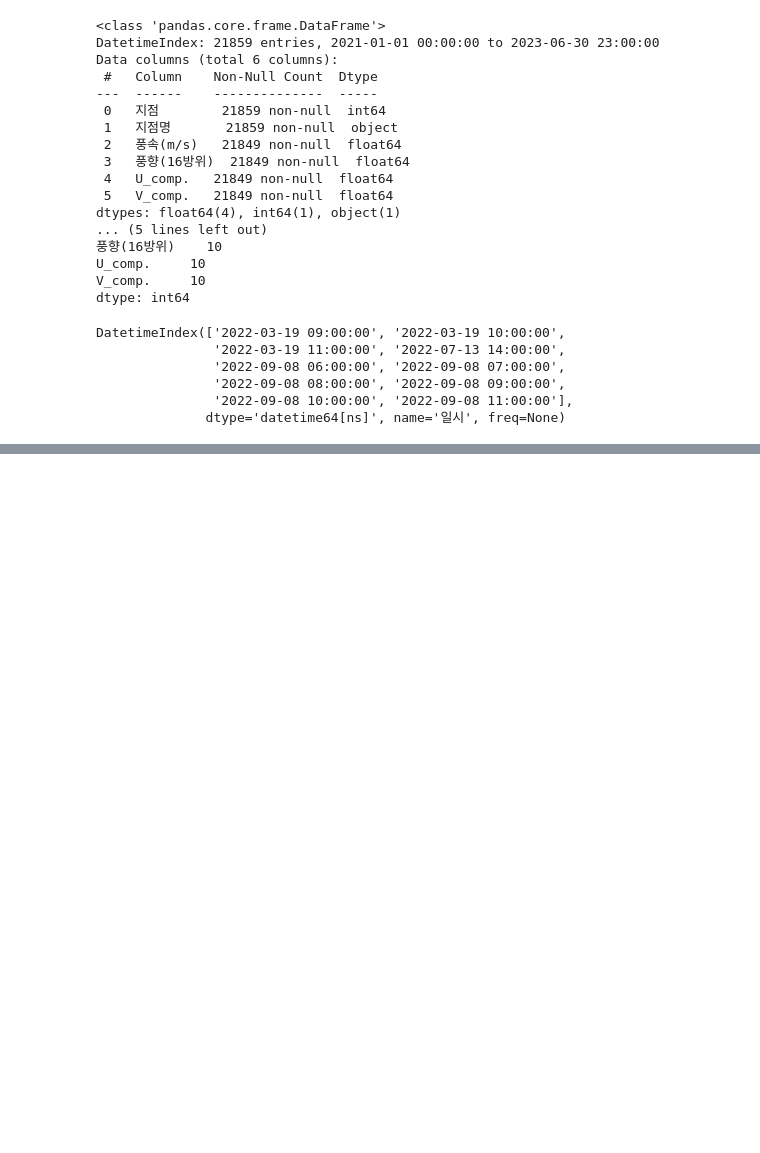
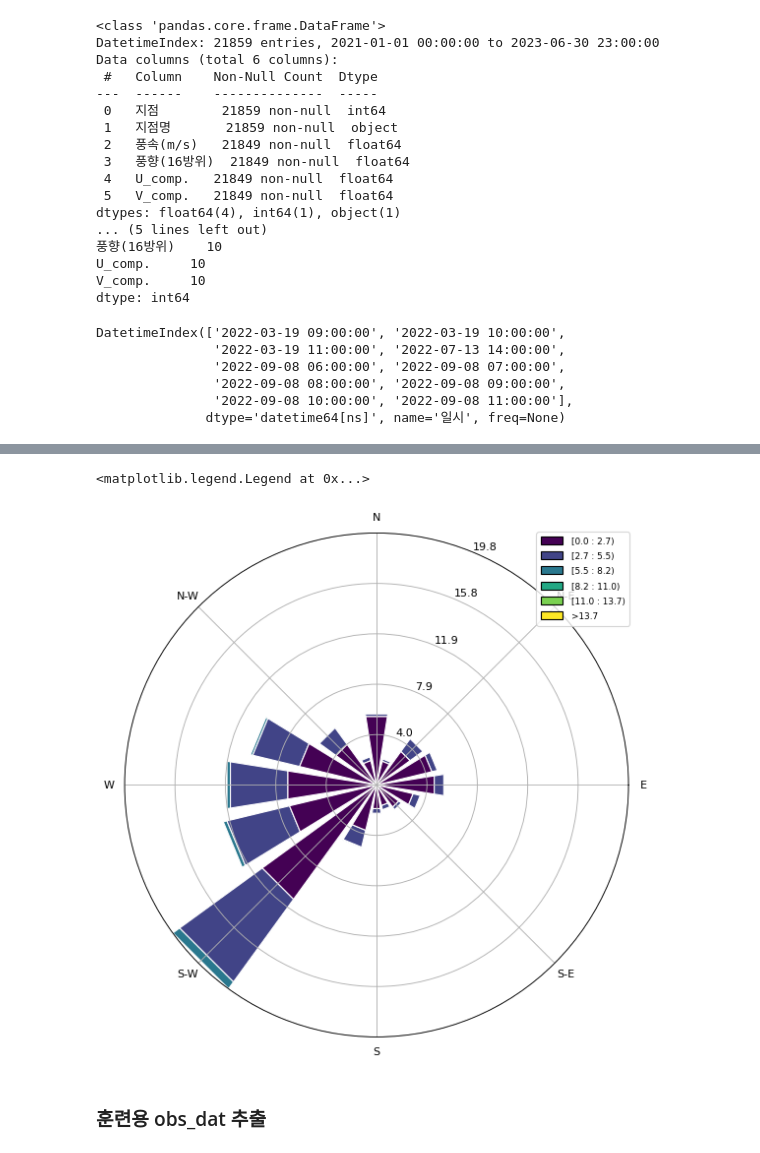
Before and after one commit to manki8908/Project_TJ_chatbot_202308, a Jupyter notebook: fcst_wind/PREP/obs_pre.ipynb, the cells around one changed output, grey strips where cells are left out. Saved outputs shown, nothing was run; the diff lists cells and outputs as text; code cells hidden in the pictures; blank space fills up the shorter version.

```diff
--- a/fcst_wind/PREP/obs_pre.ipynb
+++ b/fcst_wind/PREP/obs_pre.ipynb
@@ -129,2 +173,18 @@ df1.loc['2021-10-27 01:00:00'] # 결측 NaN, 진짜 없음 결측
+# %%
+import pandas as pd
+import matplotlib.pyplot as plt
+
+# Load the data
+
+# Create the windrose plot
+from windrose import WindroseAxes
+ax = WindroseAxes.from_ax()
+ax.bar(df1['dir'], df1['spd'], normed=True, opening=0.8, edgecolor='white')
+ax.set_legend(loc="best")
+# %% [output]
+<matplotlib.legend.Legend at 0x...>
+[figure, added]
+# %% [markdown]
+### 훈련용 obs_dat 추출
 # %%
 # .. extract date
```
Also changed, not shown: parts of 12 cells of this notebook, 4 other files.
